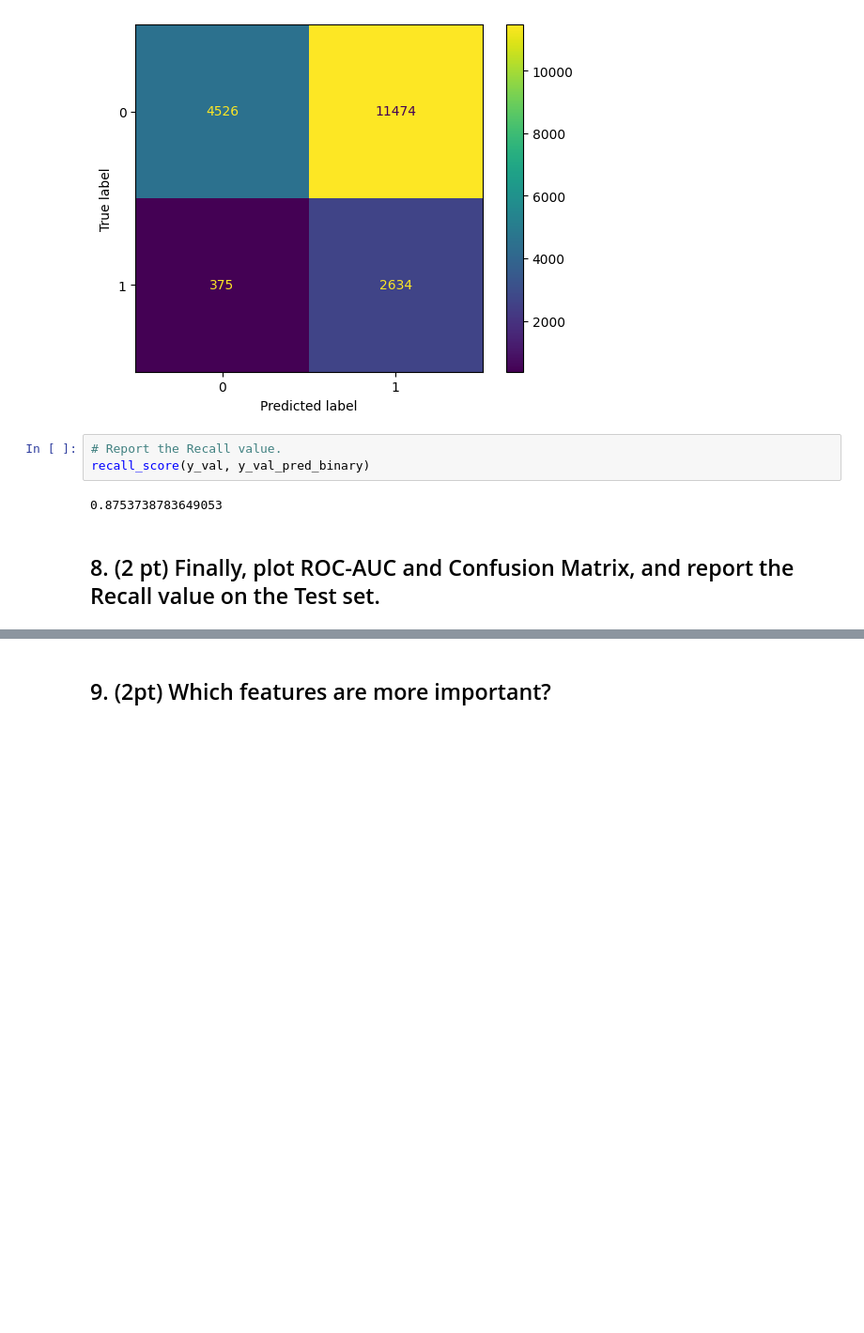
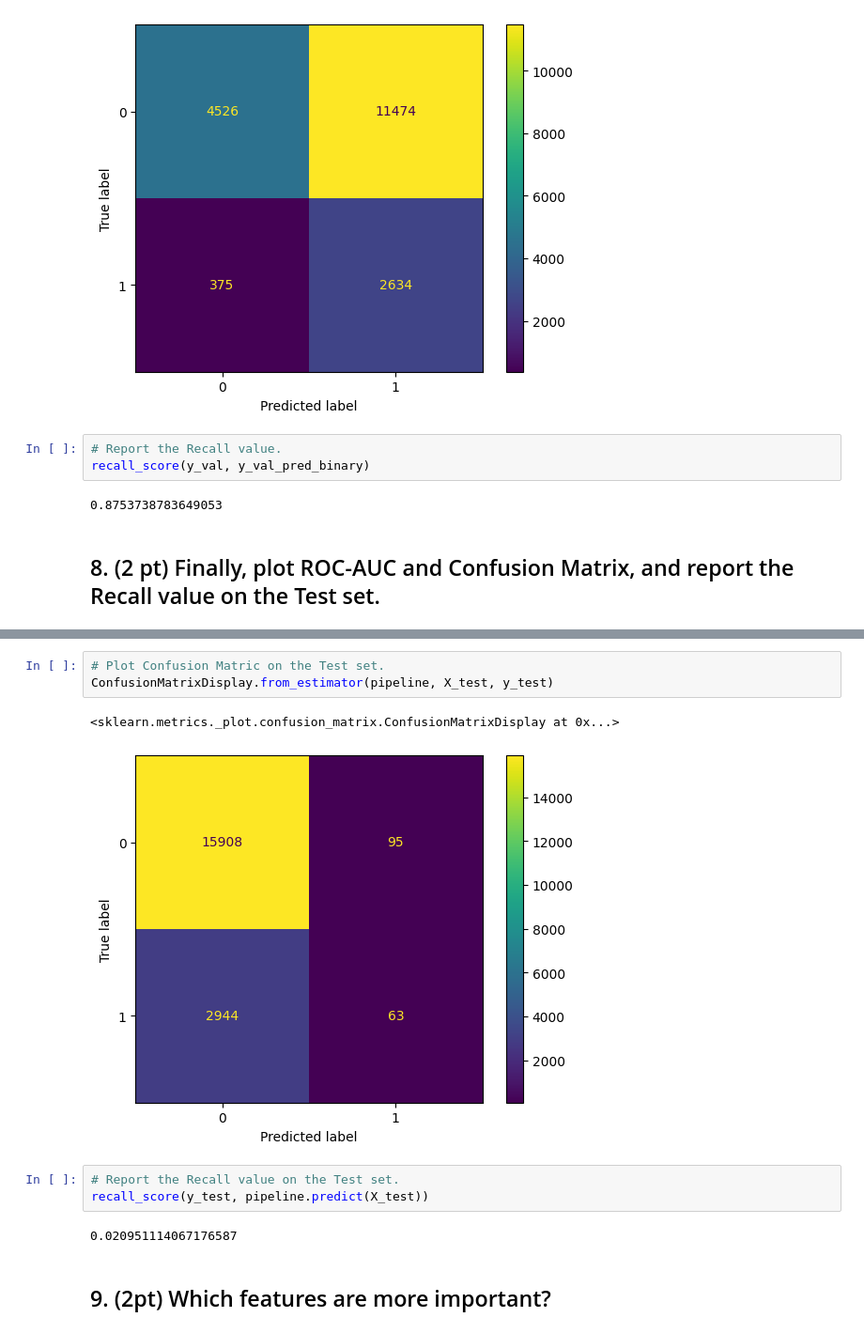
Before and after one commit to Nick-Azzarano/Machine-Learning-Practice, a Jupyter notebook: Spring2025/Homeworks/HW5.ipynb, the cells around one changed output, grey strips where cells are left out. Shown: that part at 94% size. Cells and saved outputs as stored; diff of their text form; blank space fills up the shorter version.

```diff
--- a/Spring2025/Homeworks/HW5.ipynb
+++ b/Spring2025/Homeworks/HW5.ipynb
@@ -394,2 +400,13 @@ recall_score(y_val, y_val_pred_binary)
+# %%
+# Plot Confusion Matric on the Test set.
+ConfusionMatrixDisplay.from_estimator(pipeline, X_test, y_test)
+# %% [output]
+<sklearn.metrics._plot.confusion_matrix.ConfusionMatrixDisplay at 0x...>
+[figure, added]
+# %%
+# Report the Recall value on the Test set.
+recall_score(y_test, pipeline.predict(X_test))
+# %% [output]
+0.020951114067176587
 # %% [markdown]
 ## 9. (2pt) Which features are more important?
```
Also changed, not shown: parts of 1 cell of this notebook.
